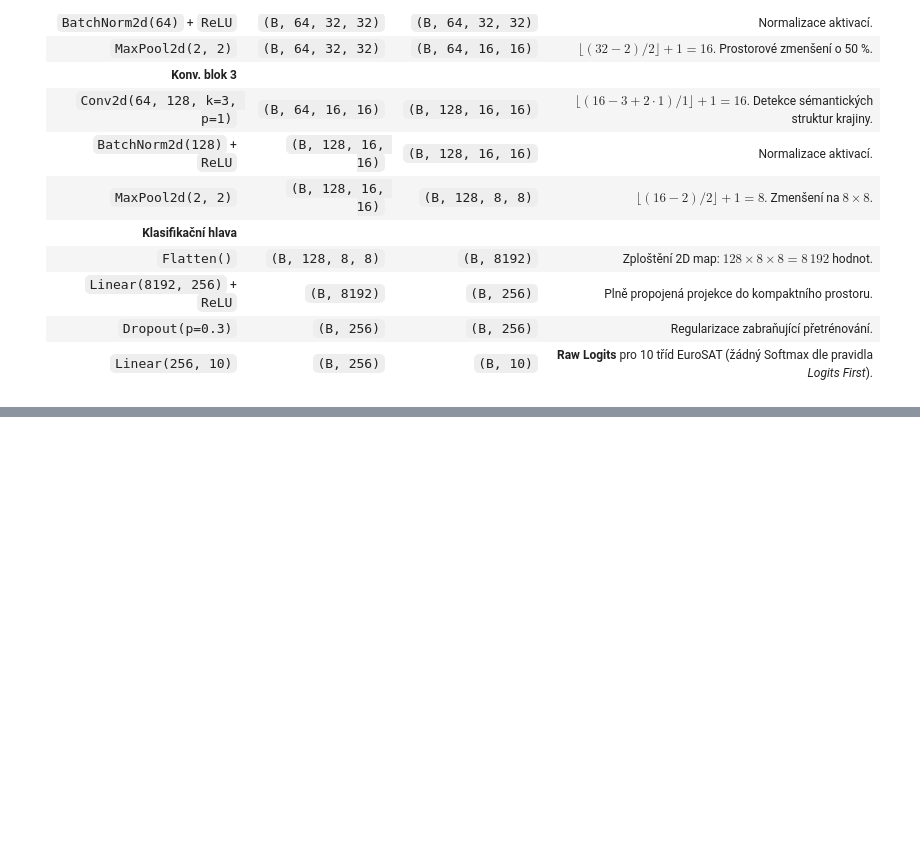
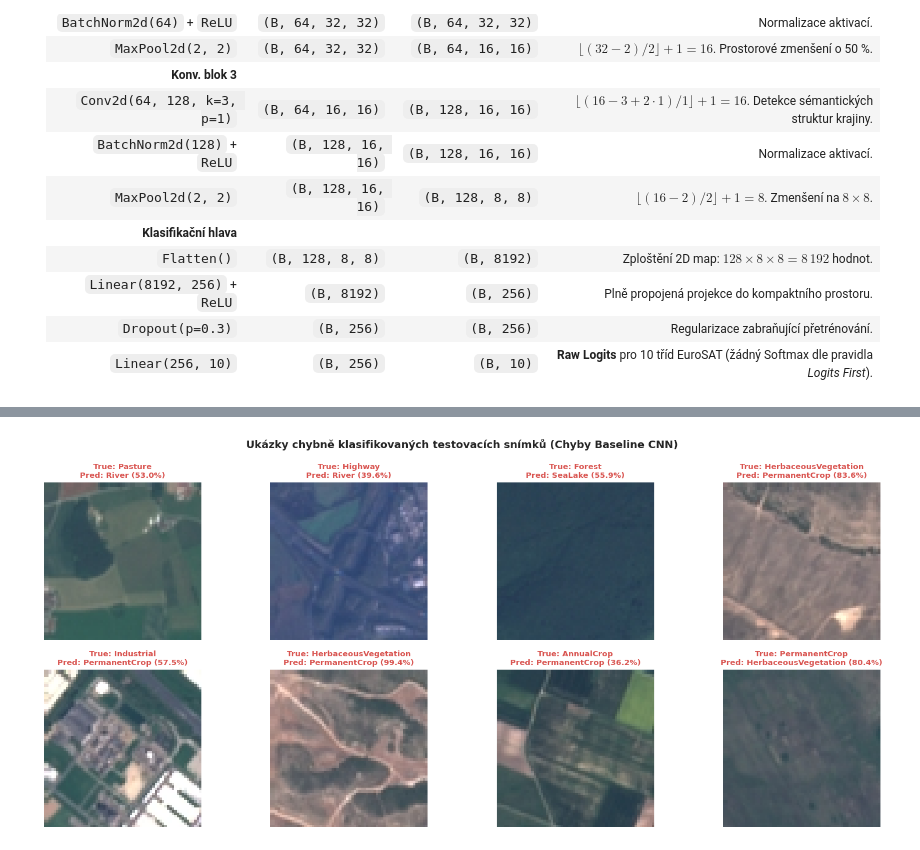
Before and after one commit to tomaskirnig/ML, a Jupyter notebook: ML_project_1.ipynb, the cells around one changed output, grey strips where cells are left out. Drawn from its saved outputs; the diff is of its cells as text; code cells hidden in the pictures; blank space fills up the shorter version.

```diff
--- a/ML_project_1.ipynb
+++ b/ML_project_1.ipynb
@@ -542,0 +1016,30 @@ print(test_logits[0].cpu().numpy().round(3))
+# %%
+# 8.4 Vizuální analýza chyb (Ukázky špatně klasifikovaných snímků)
+# Nalezení indexů, kde predikce neodpovídá skutečnosti
+misclassified_indices = np.where(all_preds[:len(all_test_imgs)] != all_targets[:len(all_test_imgs)])[0]
+
+if len(misclassified_indices) >= 8:
+    selected_indices = misclassified_indices[:8]
+    fig, axes = plt.subplots(2, 4, figsize=(16, 7))
+
+    for i, idx in enumerate(selected_indices):
+        ax = axes[i // 4, i % 4]
+        img_tensor = all_test_imgs[idx]
+        true_lbl = all_targets[idx]
+        pred_lbl = all_preds[idx]
+        conf = all_probs[idx, pred_lbl] * 100.0
+
+        # Inverzní denormalizace pro vykreslení
+        img_disp = denormalize(img_tensor, mean_list, std_list).permute(1, 2, 0).numpy()
+        ax.imshow(img_disp)
+        title_text = f"True: {class_names[true_lbl]}\nPred: {class_names[pred_lbl]} ({conf:.1f}%)"
+        ax.set_title(title_text, fontsize=9.5, fontweight="bold", color="#d9534f")
+        ax.axis("off")
+
+    plt.suptitle("Ukázky chybně klasifikovaných testovacích snímků (Chyby Baseline CNN)", fontsize=13, fontweight="bold")
+    plt.tight_layout()
+    plt.show()
+else:
+    print("Model udělal v prvních 200 vzorcích méně než 8 chyb!")
+# %% [output]
+[figure, added]
```
Also changed, not shown: parts of 29 cells of this notebook, 2 other files.
